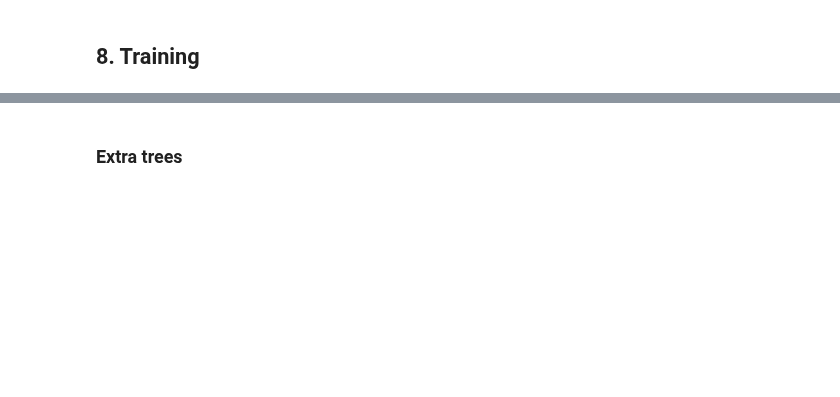
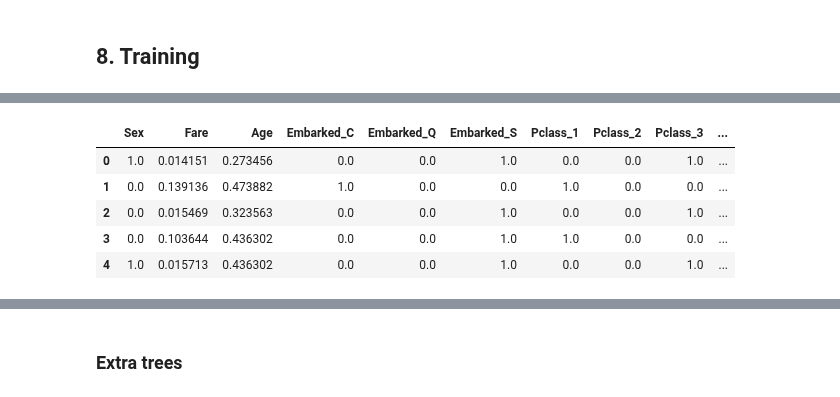
Before and after one commit to GlaIZier/titanic-prediction, a Jupyter notebook: notebooks/approach2.ipynb, the cells around one changed output, grey strips where cells are left out. Saved outputs shown, nothing was run; the diff lists cells and outputs as text; code cells hidden in the pictures; blank space fills up the shorter version.

```diff
--- a/notebooks/approach2.ipynb
+++ b/notebooks/approach2.ipynb
@@ -695,0 +702,28 @@ x_train_full.head()
+# %%
+train1 = comb1[:args.train_border_index]
+X1 = train1.drop('Survived', axis=1)
+y1 = train1['Survived']
+test1 = comb1[args.train_border_index:].reset_index(drop=True)
+x1 = test1.drop('Survived', axis=1)
+args.X1 = X1.copy()
+args.y1 = y1.copy()
+args.x1 = x1.copy()
+
+
+train2 = comb2[:args.train_border_index]
+X2 = train2.drop('Survived', axis=1)
+y2 = train2['Survived']
+test2 = comb2[args.train_border_index:].reset_index(drop=True)
+x2 = test2.drop('Survived', axis=1)
+args.X2 = X2.copy()
+args.y2 = y2.copy()
+args.x2 = x2.copy()
+# %%
+X1.head()
+# %% [output]
+|  | Sex | Fare | Age | Embarked_C | Embarked_Q | Embarked_S | Pclass_1 | Pclass_2 | Pclass_3 | ... |
+| 0 | 1.0 | 0.014151 | 0.273456 | 0.0 | 0.0 | 1.0 | 0.0 | 0.0 | 1.0 | ... |
+| 1 | 0.0 | 0.139136 | 0.473882 | 1.0 | 0.0 | 0.0 | 1.0 | 0.0 | 0.0 | ... |
+| 2 | 0.0 | 0.015469 | 0.323563 | 0.0 | 0.0 | 1.0 | 0.0 | 0.0 | 1.0 | ... |
+| 3 | 0.0 | 0.103644 | 0.436302 | 0.0 | 0.0 | 1.0 | 1.0 | 0.0 | 0.0 | ... |
+| 4 | 1.0 | 0.015713 | 0.436302 | 0.0 | 0.0 | 1.0 | 0.0 | 0.0 | 1.0 | ... |
```
Also changed, not shown: parts of 72 cells of this notebook.
